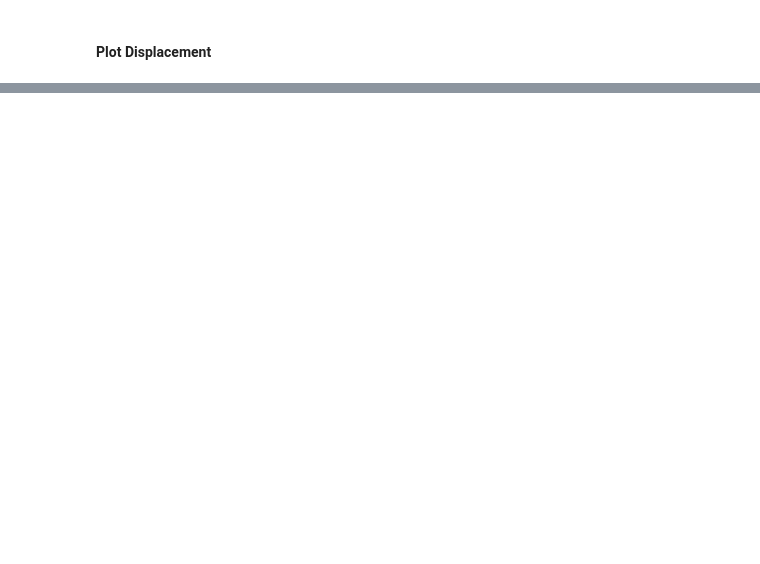
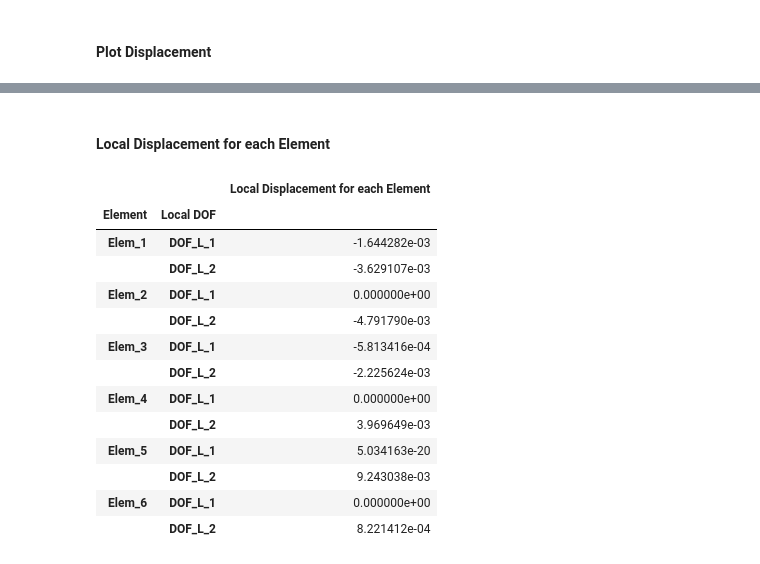
Before and after one commit to Normando1945/Repo_Maxtrix_Analisys, a Jupyter notebook: examples/Example_Truss.ipynb, the cells around one changed output, grey strips where cells are left out. Saved outputs shown, nothing was run; the diff lists cells and outputs as text; code cells hidden in the pictures; blank space fills up the shorter version.

```diff
--- a/examples/Example_Truss.ipynb
+++ b/examples/Example_Truss.ipynb
@@ -383,0 +463,38 @@ Nodal Cordinates
+# %% [markdown]
+#### Local Displacement for each Element
+# %%
+Delta_L_elem_all = []                                                                                              # Empty list to store local displacement vectors
+
+for e in np.arange(0, n_elem, 1):                                                                                   # Loop through each element
+    Telem = structure.elements[e].transformation_ARM_matrix_2D()                                                    # Local-to-global transformation matrix
+    Delta_g_elem_e = delta_g_full[LeeE[e]]                                                                          # Global displacement vector of element e
+    Delta_L_elem_all.append(Telem.T @ Delta_g_elem_e)                                                               # Transform global displacements to local coordinates
+
+Delta_L_elem_all = np.vstack(Delta_L_elem_all)                                                                      # Stack local displacement vectors
+
+rows_L = pd.MultiIndex.from_tuples(                                                                                 # Create hierarchical index for local displacement vectors
+    [
+        (f'Elem_{e+1}', f'DOF_L_{d+1}')                                                                             # Element and local DOF labels
+        for e in range(n_elem)                                                                                      # Loop through each element
+        for d in range(local_dof)                                                                                   # Loop through local DOF
+    ],
+    names=['Element', 'Local DOF']                                                                                  # Index level names
+)
+
+Delta_L_elem_all_df = pd.DataFrame(Delta_L_elem_all, index=rows_L, columns=['Local Displacement for each Element'])
+Delta_L_elem_all_df
+# %% [output]
+|  |  | Local Displacement for each Element |
+| Element | Local DOF |  |
+| Elem_1 | DOF_L_1 | -1.644282e-03 |
+|  | DOF_L_2 | -3.629107e-03 |
+| Elem_2 | DOF_L_1 | 0.000000e+00 |
+|  | DOF_L_2 | -4.791790e-03 |
+| Elem_3 | DOF_L_1 | -5.813416e-04 |
+|  | DOF_L_2 | -2.225624e-03 |
+| Elem_4 | DOF_L_1 | 0.000000e+00 |
+|  | DOF_L_2 | 3.969649e-03 |
+| Elem_5 | DOF_L_1 | 5.034163e-20 |
+|  | DOF_L_2 | 9.243038e-03 |
+| Elem_6 | DOF_L_1 | 0.000000e+00 |
+|  | DOF_L_2 | 8.221412e-04 |
```
Also changed, not shown: parts of 11 cells of this notebook.
